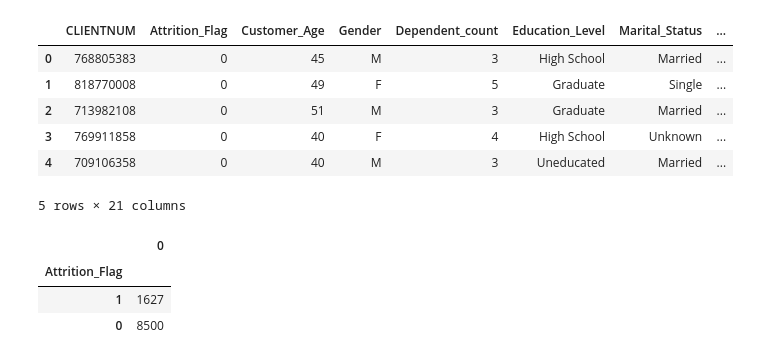
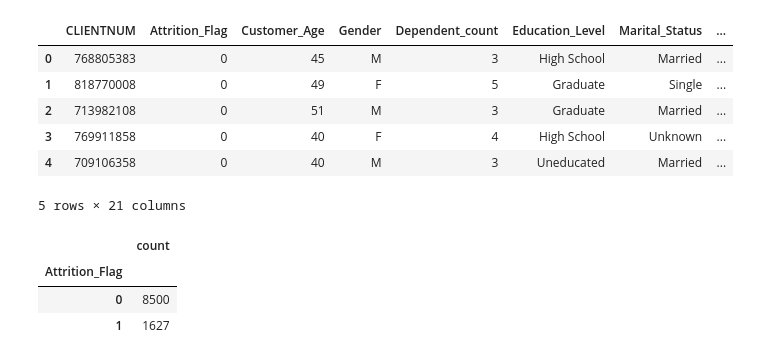
Before and after one commit to kasiadybcio/Credit_card, a Jupyter notebook: eda.ipynb, the cells around one changed output. Cells and saved outputs as stored; diff of their text form; code cells hidden in the pictures.

```diff
--- a/eda.ipynb
+++ b/eda.ipynb
@@ -186,12 +234,12 @@ data.head()
 | 4 | 709106358 | 0 | 40 | M | 3 | Uneducated | Married | ... |
 5 rows × 21 columns
 # %%
-data.value_counts("Attrition_Flag").to_frame().sort_values(0) # imbalanced dataset
+data.value_counts("Attrition_Flag").to_frame() # imbalanced dataset
 # %% [output]
-|  | 0 |
+|  | count |
 | Attrition_Flag |  |
+| 0 | 8500 |
 | 1 | 1627 |
-| 0 | 8500 |
 # %%
 grid = sns.FacetGrid(data, col='Attrition_Flag', row='Gender', height=2.2, aspect=1.6)
 grid.map(plt.hist, 'Months_on_book', alpha=.5, bins=20)
```
Also changed, not shown: parts of 32 cells of this notebook.
